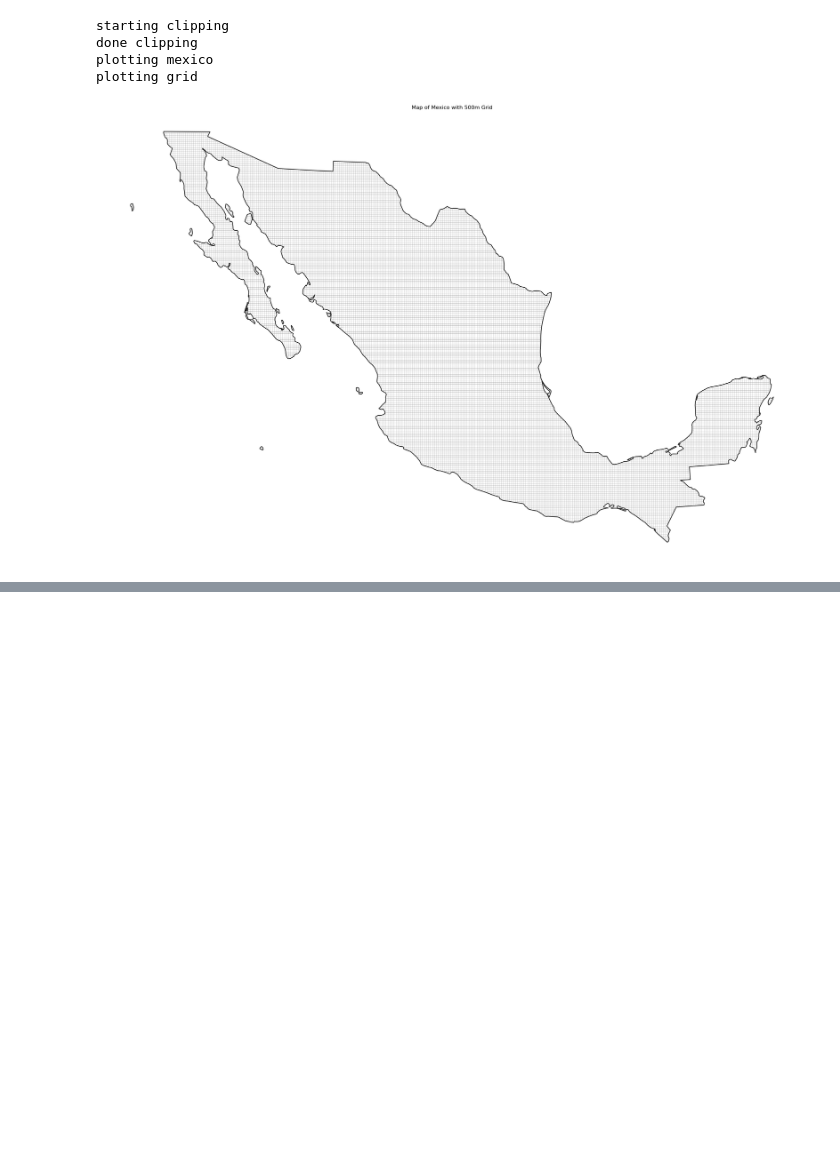
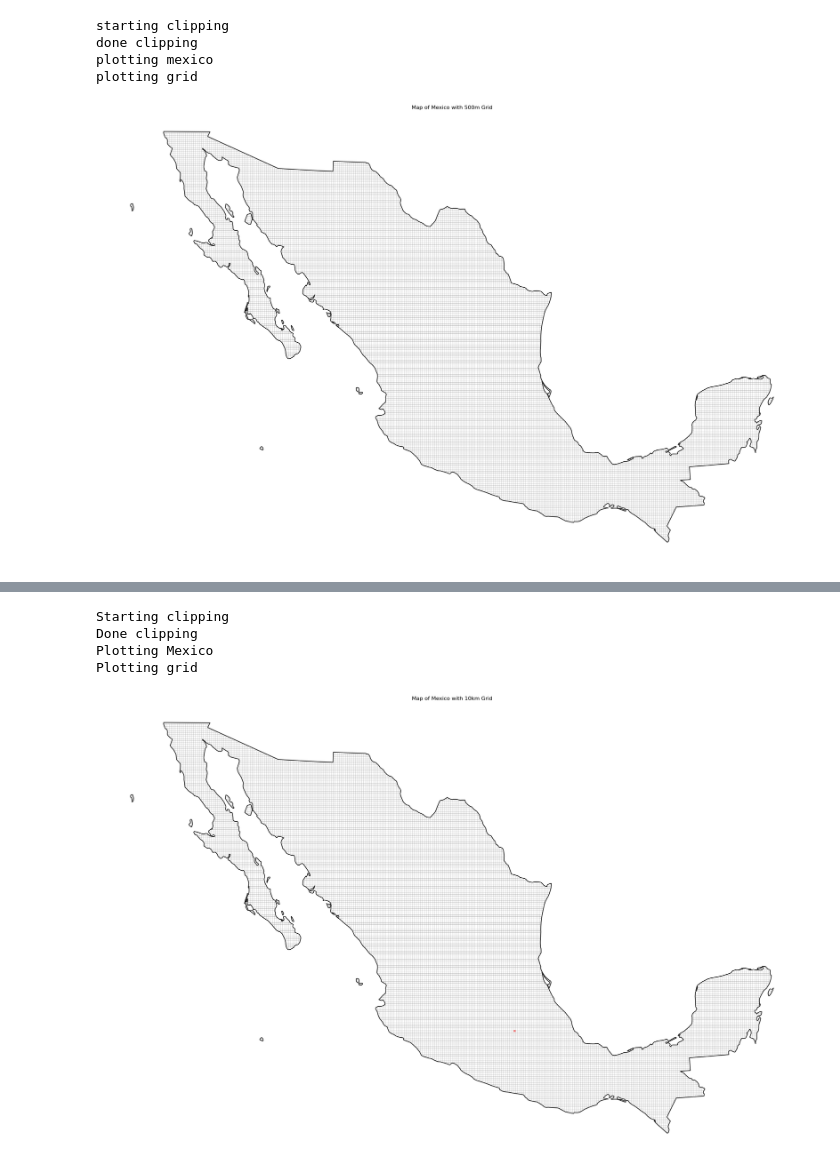
Before and after one commit to tierrafoods-hud/grids_mexico, a Jupyter notebook: main.ipynb, the cells around one changed output, grey strips where cells are left out. Drawn from its saved outputs; the diff is of its cells as text; code cells hidden in the pictures; blank space fills up the shorter version.

```diff
--- a/main.ipynb
+++ b/main.ipynb
@@ -93,0 +292,79 @@ plotting grid
+# %%
+import numpy as np
+from tqdm import tqdm
+from shapely.geometry import box
+import geopandas as gpd
+import matplotlib.pyplot as plt
+
+# Convert Mexico to UTM coordinates
+mexico_crs = mexico.to_crs(epsg=6372)
+
+# Get the bounds of Mexico in UTM coordinates
+minx, miny, maxx, maxy = mexico_crs.total_bounds
+
+# Create grid cells of 10km
+cell_size = 10000  # meters
+x_coords = np.arange(minx, maxx, cell_size)
+y_coords = np.arange(miny, maxy, cell_size)
+
+# Specify the coordinates of the cell you want to highlight
+target_x = 2800000,   # Replace with your desired x coordinate
+target_y = 829000  # Replace with your desired y coordinate
+
+# Create grid cells with color information
+grid_cells = []
+cell_colors = []
+for x in tqdm(x_coords):
+    for y in y_coords:
+        cell = box(x, y, x + cell_size, y + cell_size)
+        grid_cells.append(cell)
+
+        # Check if this is the target cell
+        if (target_x is not None and target_y is not None and
+            x <= target_x < x + cell_size and
+            y <= target_y < y + cell_size):
+            cell_colors.append('red')  # You can change this color
+        else:
+            cell_colors.append('none')
+
+# Create GeoDataFrame from grid with color information
+grid = gpd.GeoDataFrame({
+    'geometry': grid_cells,
+    'color': cell_colors
+}, crs=mexico_crs.crs)
+
+print("Starting clipping")
+# Clip grid to Mexico's boundary
+grid_clipped = gpd.clip(grid, mexico_crs)
+print("Done clipping")
+
+# Create the plot
+fig, ax = plt.subplots(figsize=(30, 20))
+
+# Plot Mexico
+print("Plotting Mexico")
+mexico_crs.plot(ax=ax, color='white', edgecolor='black', linewidth=2)
+
+# Plot grid with colors
+print("Plotting grid")
+# Plot cells with no color (transparent)
+transparent_cells = grid_clipped[grid_clipped['color'] == 'none']
+transparent_cells.plot(ax=ax, facecolor='none', edgecolor='grey', alpha=0.5, linewidth=0.5)
+
+# Plot colored cells
+colored_cells = grid_clipped[grid_clipped['color'] != 'none']
+if not colored_cells.empty:
+    colored_cells.plot(ax=ax, facecolor=colored_cells['color'], edgecolor='grey', alpha=0.5, linewidth=0.5)
+
+# Customize the plot
+plt.title('Map of Mexico with 10km Grid', fontsize=16)
+ax.axis('off')
+
+plt.tight_layout()
+plt.show()
+# %% [output]
+Starting clipping
+Done clipping
+Plotting Mexico
+Plotting grid
+[figure, added]
```
Also changed, not shown: parts of 8 cells of this notebook.
